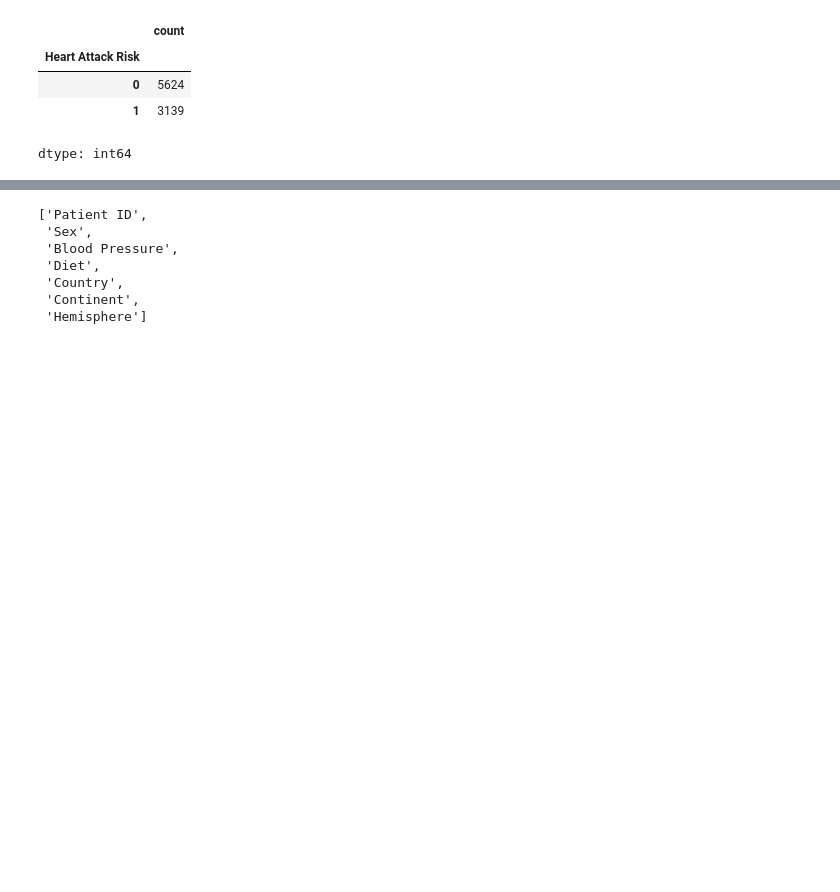
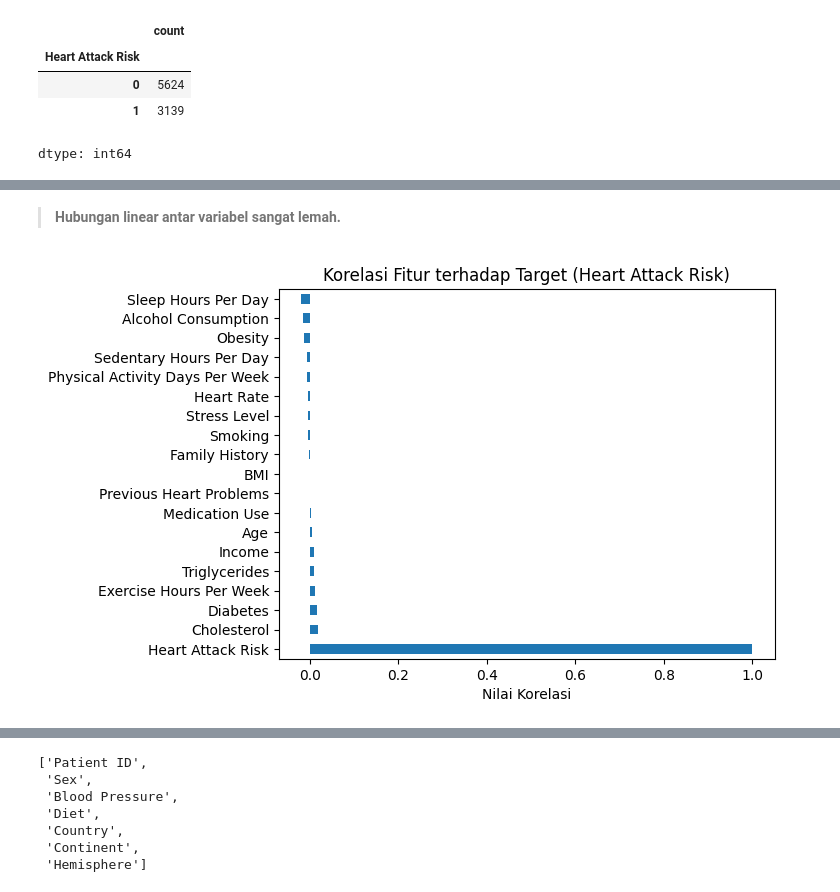
Before and after one commit to Pattern-Seeker/heart-attack-classification, a Jupyter notebook: Heart Attack Classification.ipynb, the cells around one changed output, grey strips where cells are left out. Saved outputs shown, nothing was run; the diff lists cells and outputs as text; code cells hidden in the pictures; blank space fills up the shorter version.

```diff
--- a/Heart Attack Classification.ipynb
+++ b/Heart Attack Classification.ipynb
@@ -222,0 +334,13 @@ dtype: int64
+# %% [markdown]
+
+
+> **Hubungan linear antar variabel sangat lemah.**
+# %%
+corr_target = corr['Heart Attack Risk'].sort_values(ascending=False)
+# Valid plot kinds: ('line', 'bar', 'barh', 'kde', 'density', 'area', 'hist', 'box', 'pie', 'scatter', 'hexbin')
+corr_target.plot(kind='barh')
+plt.title("Korelasi Fitur terhadap Target (Heart Attack Risk)")
+plt.xlabel("Nilai Korelasi")
+plt.show()
+# %% [output]
+[figure, added]
```
Also changed, not shown: parts of 25 cells of this notebook.
